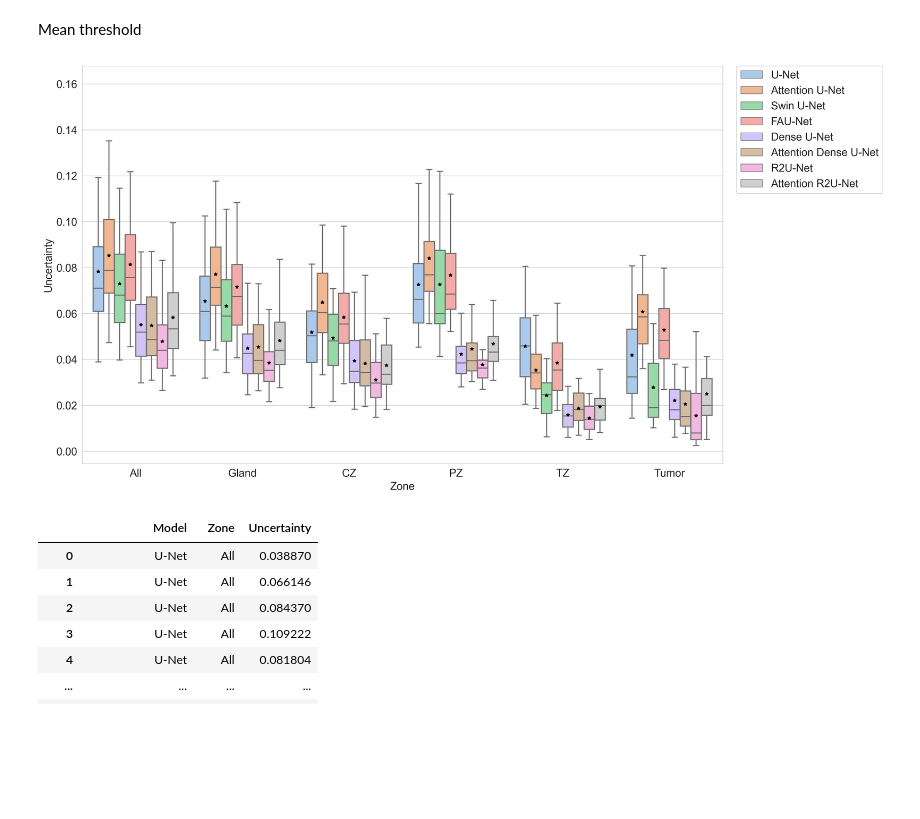
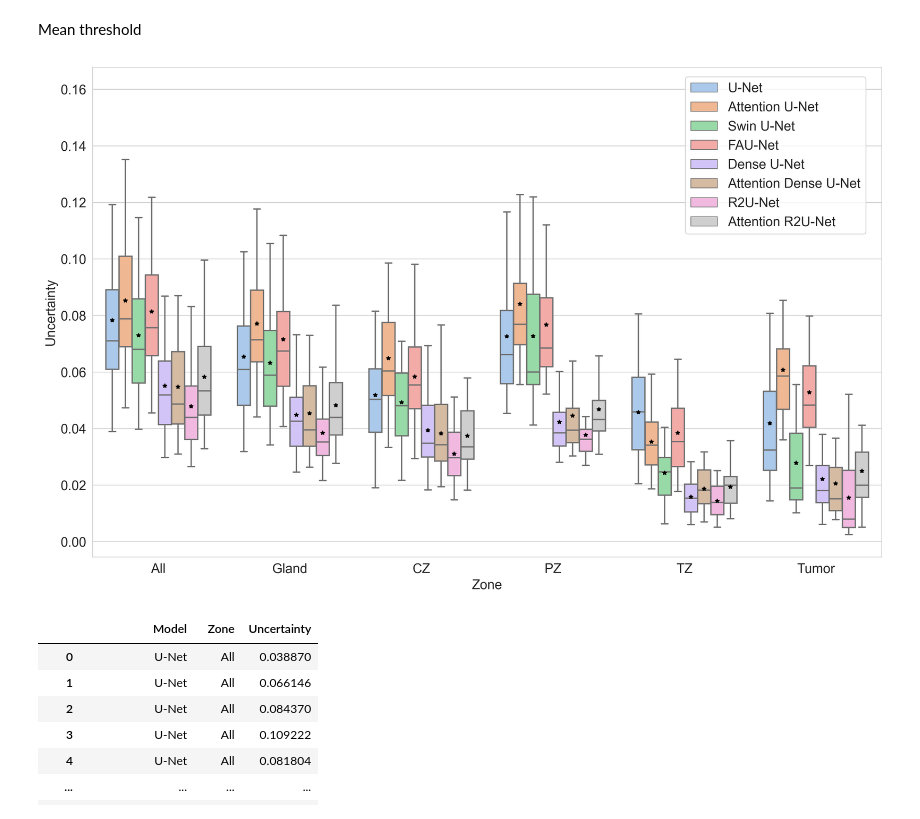
Before and after one commit to pabloquihui/Dataset_pca, a Jupyter notebook: plot_uq.ipynb, the cells around one changed output. Drawn from its saved outputs; the diff is of its cells as text; code cells hidden in the pictures; blank space fills up the shorter version.

Commit message:
plot uq

```diff
--- a/plot_uq.ipynb
+++ b/plot_uq.ipynb
@@ -14,8 +14,8 @@ images = test_arr[:,0,:,:,:]
 ### Creating dictionary from numpy
 # %%
 
-entropy_models = np.load('Uncertainty_comparison_12-04/data_final_entropy/entropy_models.npy', allow_pickle=True)
-preds_models = np.load('Uncertainty_comparison_12-04/data_final_entropy/preds_models.npy', allow_pickle=True)
+entropy_models = np.load('Uncertainty_comparison/entropy_models_f.npy', allow_pickle=True)
+preds_models = np.load('Uncertainty_comparison/preds_models_f.npy', allow_pickle=True)
 
 entropy = {}
 for i in range(len(entropy_models)):
@@ -729,36 +729,36 @@ cdf = pd.concat([df_unet, df_attunet, df_swinunet, df_faunet, df_denseunet, df_a
 cdf = cdf.rename(columns={'all': 'All', 'gland': 'Gland', 'cz': 'CZ', 'pz': 'PZ', 'tz': 'TZ', 'tum': 'Tumor'})
 cdf_without_all = cdf.drop('All', axis=1)
 cdf_only_all = cdf[['All', 'model']]
 
 mdf_without_all = pd.melt(cdf_without_all, id_vars=['model'], var_name=['Zone'])
 mdf_without_all = mdf_without_all.rename(columns={'value': 'Uncertainty', 'model': 'Model'})
 
 mdf_only_all = pd.melt(cdf_only_all, id_vars=['model'], var_name=['Zone'])
 mdf_only_all = mdf_only_all.rename(columns={'value': 'Uncertainty', 'model': 'Model'})
 
 mdf = pd.melt(cdf, id_vars=['model'], var_name=['Zone'])
 mdf = mdf.rename(columns={'value': 'Uncertainty', 'model': 'Model'})
 
 plt.rcParams['font.size'] = 15
 plt.figure(figsize=[16,10],dpi=300)
 sns.set_style("whitegrid")
 
 # ax_1 = sns.stripplot(x='Zone', y='Uncertainty', hue='Model', data=mdf, size=3, jitter=0.15, dodge= True,
 #               linewidth=0.5,edgecolor='gray', palette='pastel')
 ax_2 = sns.boxplot(x="Zone", y="Uncertainty", hue="Model", data=mdf, fliersize= 0,
                  palette='pastel', showmeans=True, meanprops={"marker": "*",
                        "markeredgecolor": "black",
                        "markersize": "5",
                        "markerfacecolor": 'black'})
 
 handles, labels = ax_2.get_legend_handles_labels()
-l = ax_2.legend(handles[0:8], labels[0:8], bbox_to_anchor=(1.25, 1), loc='upper right', borderaxespad=0.)
+l = ax_2.legend(handles[0:8], labels[0:8], bbox_to_anchor=(0.98, 0.98), loc='upper right', borderaxespad=0.)
 # ax_2.set_ylim(0, 0.02)
 
-# plt.savefig('uq_boxplot.png', bbox_inches='tight', pad_inches=0.1)
+plt.savefig('uq_boxplot.png', bbox_inches='tight', pad_inches=0.1)
 plt.show()
 # %% [output]
-[figure, old version]
+[figure, new version]
 # %%
 mdf
 # %% [output]
```
Also changed, not shown: parts of 3 cells of this notebook, 11 other files.
